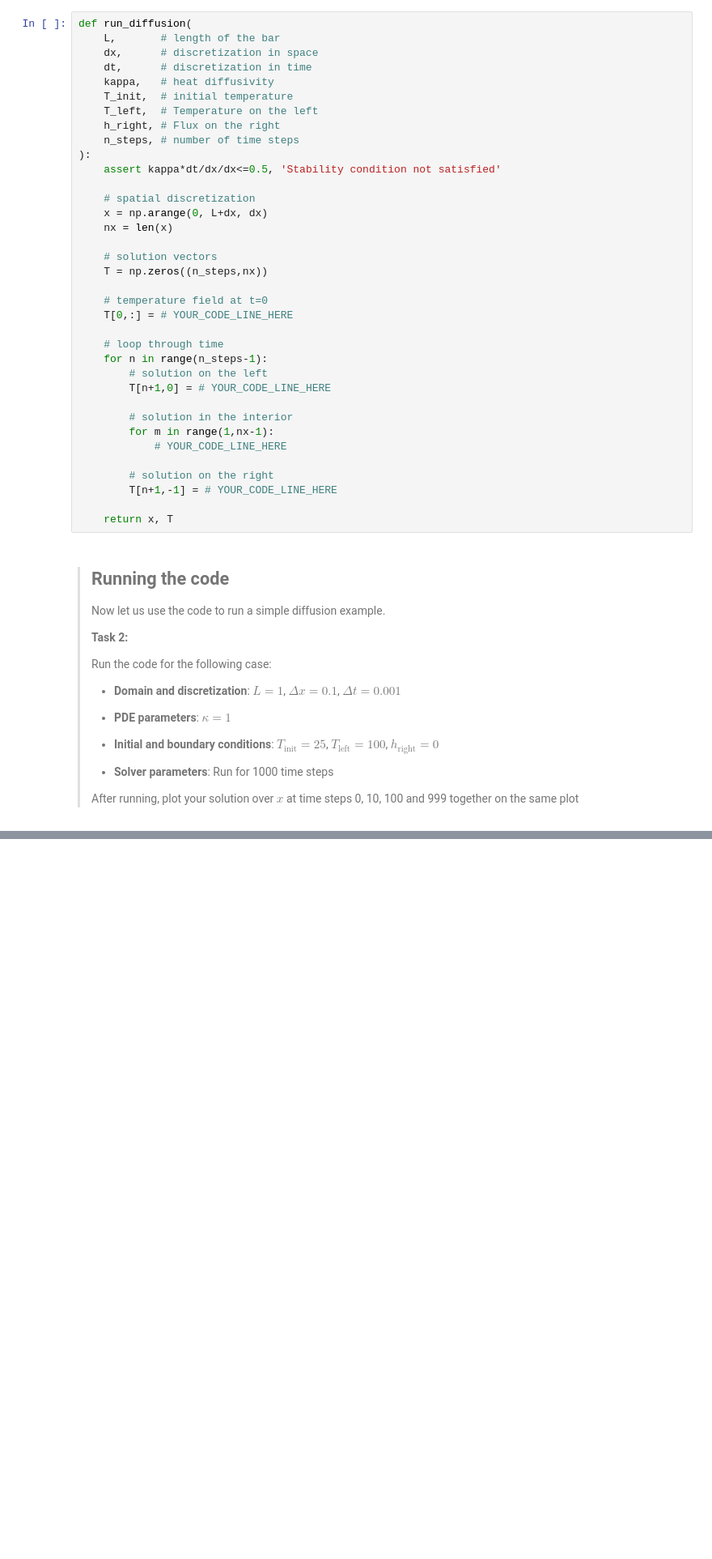
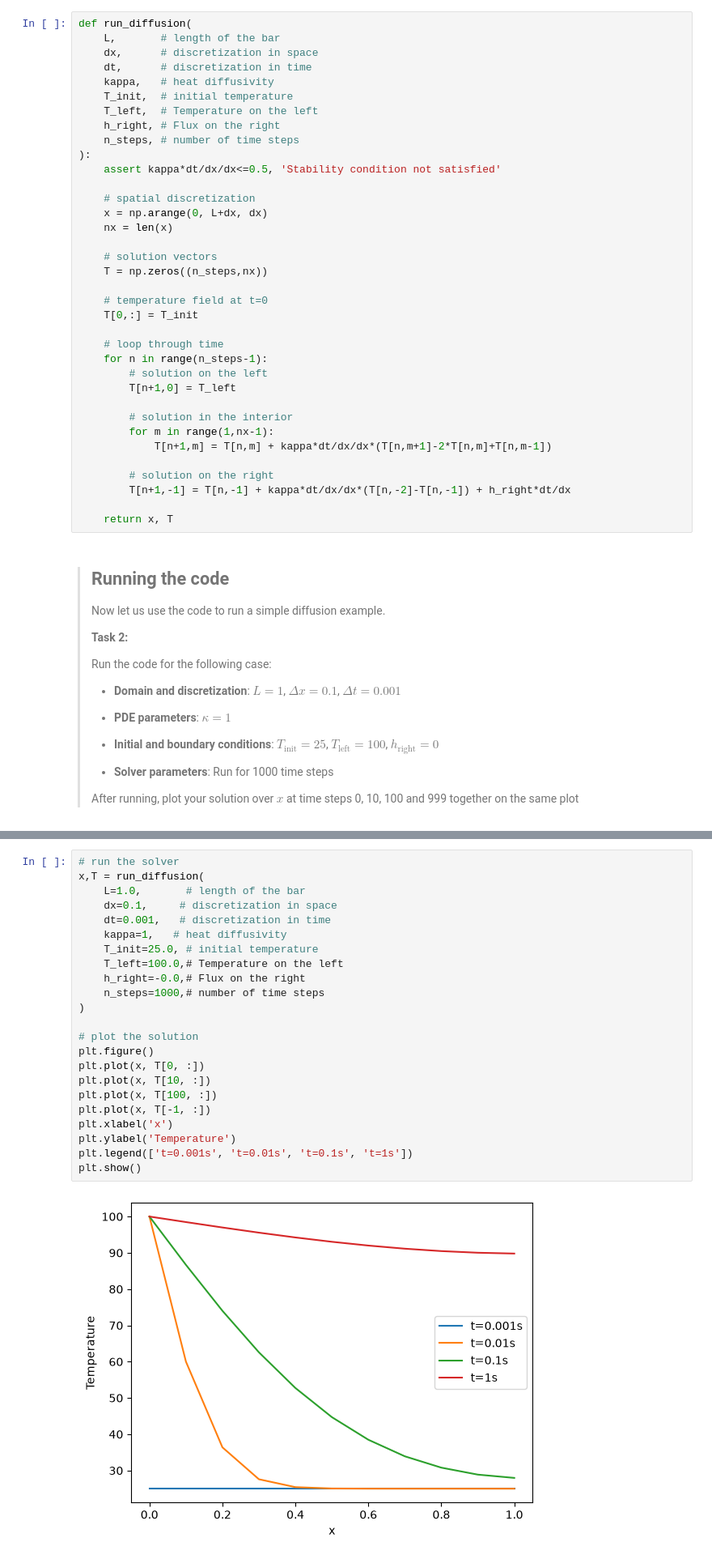
Before and after one commit to ThijmenPol-TUD/PA2.1, a Jupyter notebook: 1_functional.ipynb, the cells around one changed output, grey strips where cells are left out. Shown at 81% size. Cells and saved outputs as stored; diff of their text form; blank space fills up the shorter version.

```diff
--- a/1_functional.ipynb
+++ b/1_functional.ipynb
@@ -31,19 +31,19 @@ def run_diffusion(
     T = np.zeros((n_steps,nx))
 
     # temperature field at t=0
-    T[0,:] = # YOUR_CODE_LINE_HERE
+    T[0,:] = T_init
 
     # loop through time
     for n in range(n_steps-1):
         # solution on the left
-        T[n+1,0] = # YOUR_CODE_LINE_HERE
+        T[n+1,0] = T_left
 
         # solution in the interior
         for m in range(1,nx-1):
-            # YOUR_CODE_LINE_HERE
+            T[n+1,m] = T[n,m] + kappa*dt/dx/dx*(T[n,m+1]-2*T[n,m]+T[n,m-1])
 
         # solution on the right
-        T[n+1,-1] = # YOUR_CODE_LINE_HERE
+        T[n+1,-1] = T[n,-1] + kappa*dt/dx/dx*(T[n,-2]-T[n,-1]) + h_right*dt/dx
 
     return x, T
 # %% [markdown]
@@ -72,3 +66,28 @@ x,T = # YOUR_CODE_LINE_HERE
+# %%
+# run the solver
+x,T = run_diffusion(
+    L=1.0,       # length of the bar
+    dx=0.1,     # discretization in space
+    dt=0.001,   # discretization in time
+    kappa=1,   # heat diffusivity
+    T_init=25.0, # initial temperature
+    T_left=100.0,# Temperature on the left
+    h_right=-0.0,# Flux on the right
+    n_steps=1000,# number of time steps
+)
+
+# plot the solution
+plt.figure()
+plt.plot(x, T[0, :])
+plt.plot(x, T[10, :])
+plt.plot(x, T[100, :])
+plt.plot(x, T[-1, :])
+plt.xlabel('x')
+plt.ylabel('Temperature')
+plt.legend(['t=0.001s', 't=0.01s', 't=0.1s', 't=1s'])
+plt.show()
+# %% [output]
+[figure, added]
 # %% [markdown]
 > See how even though the parameters can be neatly organized into the four logical groups above? Nevertheless, **they all get jammed together in the same function call** and the best we can do is to order them in some sensible way.
 >
```
Also changed, not shown: parts of 7 cells of this notebook.
